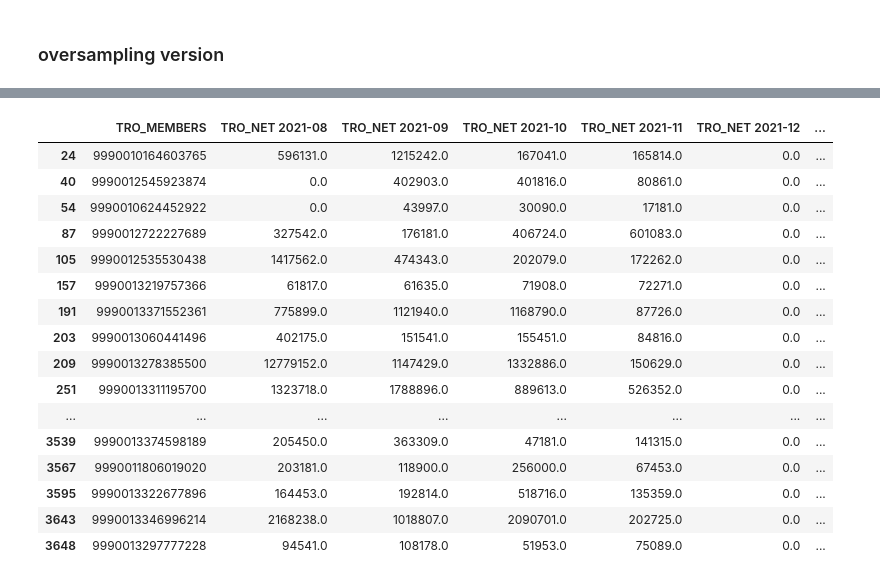
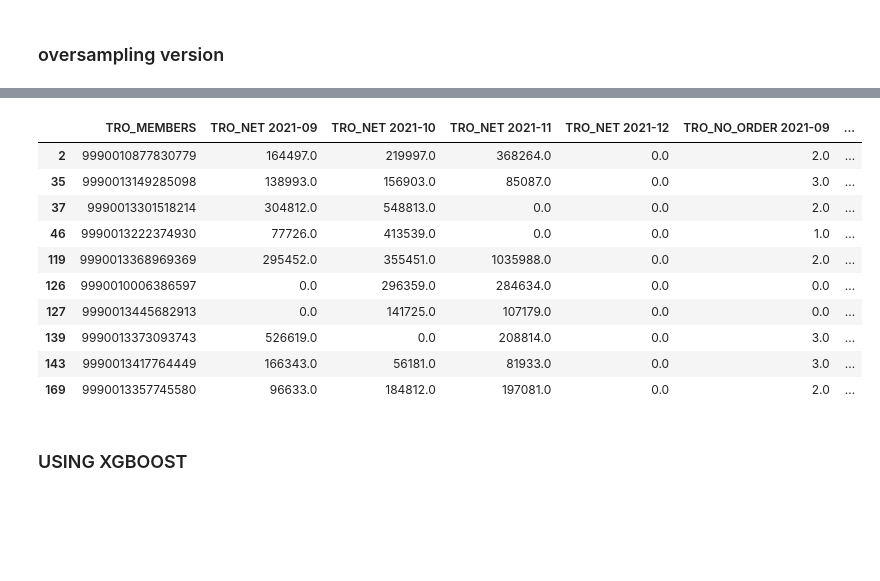
Before and after one commit to trisna26/alfagift_churn, a Jupyter notebook: explore-Copy1.ipynb, the cells around one changed output, grey strips where cells are left out. Cells and saved outputs as stored; diff of their text form; code cells hidden in the pictures; blank space fills up the shorter version.

```diff
--- a/explore-Copy1.ipynb
+++ b/explore-Copy1.ipynb
@@ -223,8 +258,8 @@ df_tto_re_pv[df_tto_re_pv['PV_2021-10'] > 0].head()
 # %%
 condition = (
-          (df_tto_re['TRO_NET 2021-09'] > 0) & \
-          (df_tto_re['TRO_NET 2021-10'] > 0) & \
-          (df_tto_re['TRO_NET 2021-11'] > 0) & \
-          (df_tto_re['TRO_NET 2021-12'] == 0)
+          (df_tto_re_pv['TRO_NET 2021-09'] > 0) & \
+          (df_tto_re_pv['TRO_NET 2021-10'] > 0) & \
+          (df_tto_re_pv['TRO_NET 2021-11'] > 0) & \
+          (df_tto_re_pv['TRO_NET 2021-12'] == 0)
 )
 df_tto_re_pv['label'] = np.where(condition, 1, 0)
@@ -248,0 +266,7 @@ df_tto_re_pv[df_tto_re_pv['label'] == 0].head()
+# %%
+df_tto_re_pv['NET_11-10'] = df_tto_re_pv['TRO_NET 2021-11'] - df_tto_re_pv['TRO_NET 2021-10']
+df_tto_re_pv['NET_10-09'] = df_tto_re_pv['TRO_NET 2021-10'] - df_tto_re_pv['TRO_NET 2021-09']
+df_tto_re_pv['NET_11-09'] = df_tto_re_pv['TRO_NET 2021-11'] - df_tto_re_pv['TRO_NET 2021-09']
+df_tto_re_pv['STRUK_11-10'] = df_tto_re_pv['TRO_NO_ORDER 2021-11'] - df_tto_re_pv['TRO_NO_ORDER 2021-10']
+df_tto_re_pv['STRUK_10-09'] = df_tto_re_pv['TRO_NO_ORDER 2021-10'] - df_tto_re_pv['TRO_NO_ORDER 2021-09']
+df_tto_re_pv['STRUK_11-09'] = df_tto_re_pv['TRO_NO_ORDER 2021-11'] - df_tto_re_pv['TRO_NO_ORDER 2021-09']
@@ -258,10 +289,16 @@ from sklearn.metrics import classification_report
 from sklearn.metrics import confusion_matrix, plot_confusion_matrix
 from sklearn.model_selection import train_test_split
 
-X = df_tto_re_pv.iloc[:,1:-1].drop(['TRO_NET 2021-12',
-                                    'TRO_NO_ORDER 2021-12',
-                                   'TRO_NET 2021-08',
-                                   'TRO_NO_ORDER 2021-08'], 1)
+X = df_tto_re_pv.drop(
+[
+'TRO_MEMBERS',
+'TRO_NET 2021-12',
+'TRO_NO_ORDER 2021-12',
+'SLA 2021-12',
+'SLA_LATE 2021-12',
+'label'
+], 1
+)
 y = df_tto_re_pv['label']
 
 X_train, X_test, y_train, y_test = train_test_split(X, y, test_size=0.33, random_state=42, stratify=y)
@@ -389,8 +419,6 @@ X.head()
 # %% [markdown]
 ### oversampling version
 # %%
-from sklearn.preprocessing import StandardScaler
-from sklearn.preprocessing import MinMaxScaler
 X_train, X_test, y_train, y_test = train_test_split(X, y, test_size=0.33, random_state=42, stratify=y)
 
 scaler = StandardScaler()
@@ -404,7 +432,7 @@ oversampler = SMOTE(random_state=0)
 X_train ,y_train = oversampler.fit_resample(X_train, y_train)
 
 
-clf_ridge = RandomForestClassifier()
+clf_ridge = RandomForestClassifier(n_jobs=32)
 clf_ridge.fit(X_train, y_train)
 pred = clf_ridge.predict(X_test)
 
@@ -450,20 +472,16 @@ df_res[(df_res['label'] == 0) & (df_res['pred'] == 1)].head(100)
 # %%
-df_res[(df_res['label'] == 1) & (df_res['pred'] == 0)].head(100)
+df_res[(df_res['label'] == 1) & (df_res['pred'] == 0)].head(10)
 # %% [output]
-|  | TRO_MEMBERS | TRO_NET 2021-08 | TRO_NET 2021-09 | TRO_NET 2021-10 | TRO_NET 2021-11 | TRO_NET 2021-12 | ... |
-| 24 | 9990010164603765 | 596131.0 | 1215242.0 | 167041.0 | 165814.0 | 0.0 | ... |
-| 40 | 9990012545923874 | 0.0 | 402903.0 | 401816.0 | 80861.0 | 0.0 | ... |
-| 54 | 9990010624452922 | 0.0 | 43997.0 | 30090.0 | 17181.0 | 0.0 | ... |
-| 87 | 9990012722227689 | 327542.0 | 176181.0 | 406724.0 | 601083.0 | 0.0 | ... |
-| 105 | 9990012535530438 | 1417562.0 | 474343.0 | 202079.0 | 172262.0 | 0.0 | ... |
-| 157 | 9990013219757366 | 61817.0 | 61635.0 | 71908.0 | 72271.0 | 0.0 | ... |
-| 191 | 9990013371552361 | 775899.0 | 1121940.0 | 1168790.0 | 87726.0 | 0.0 | ... |
-| 203 | 9990013060441496 | 402175.0 | 151541.0 | 155451.0 | 84816.0 | 0.0 | ... |
-| 209 | 9990013278385500 | 12779152.0 | 1147429.0 | 1332886.0 | 150629.0 | 0.0 | ... |
-| 251 | 9990013311195700 | 1323718.0 | 1788896.0 | 889613.0 | 526352.0 | 0.0 | ... |
-| ... | ... | ... | ... | ... | ... | ... | ... |
-| 3539 | 9990013374598189 | 205450.0 | 363309.0 | 47181.0 | 141315.0 | 0.0 | ... |
-| 3567 | 9990011806019020 | 203181.0 | 118900.0 | 256000.0 | 67453.0 | 0.0 | ... |
-| 3595 | 9990013322677896 | 164453.0 | 192814.0 | 518716.0 | 135359.0 | 0.0 | ... |
-| 3643 | 9990013346996214 | 2168238.0 | 1018807.0 | 2090701.0 | 202725.0 | 0.0 | ... |
-| 3648 | 9990013297777228 | 94541.0 | 108178.0 | 51953.0 | 75089.0 | 0.0 | ... |
+|  | TRO_MEMBERS | TRO_NET 2021-09 | TRO_NET 2021-10 | TRO_NET 2021-11 | TRO_NET 2021-12 | TRO_NO_ORDER 2021-09 | ... |
+| 2 | 9990010877830779 | 164497.0 | 219997.0 | 368264.0 | 0.0 | 2.0 | ... |
+| 35 | 9990013149285098 | 138993.0 | 156903.0 | 85087.0 | 0.0 | 3.0 | ... |
+| 37 | 9990013301518214 | 304812.0 | 548813.0 | 0.0 | 0.0 | 2.0 | ... |
+| 46 | 9990013222374930 | 77726.0 | 413539.0 | 0.0 | 0.0 | 1.0 | ... |
+| 119 | 9990013368969369 | 295452.0 | 355451.0 | 1035988.0 | 0.0 | 2.0 | ... |
+| 126 | 9990010006386597 | 0.0 | 296359.0 | 284634.0 | 0.0 | 0.0 | ... |
+| 127 | 9990013445682913 | 0.0 | 141725.0 | 107179.0 | 0.0 | 0.0 | ... |
+| 139 | 9990013373093743 | 526619.0 | 0.0 | 208814.0 | 0.0 | 3.0 | ... |
+| 143 | 9990013417764449 | 166343.0 | 56181.0 | 81933.0 | 0.0 | 3.0 | ... |
+| 169 | 9990013357745580 | 96633.0 | 184812.0 | 197081.0 | 0.0 | 2.0 | ... |
+# %% [markdown]
+### USING XGBOOST
```
Also changed, not shown: parts of 34 cells of this notebook, 2 other files.
